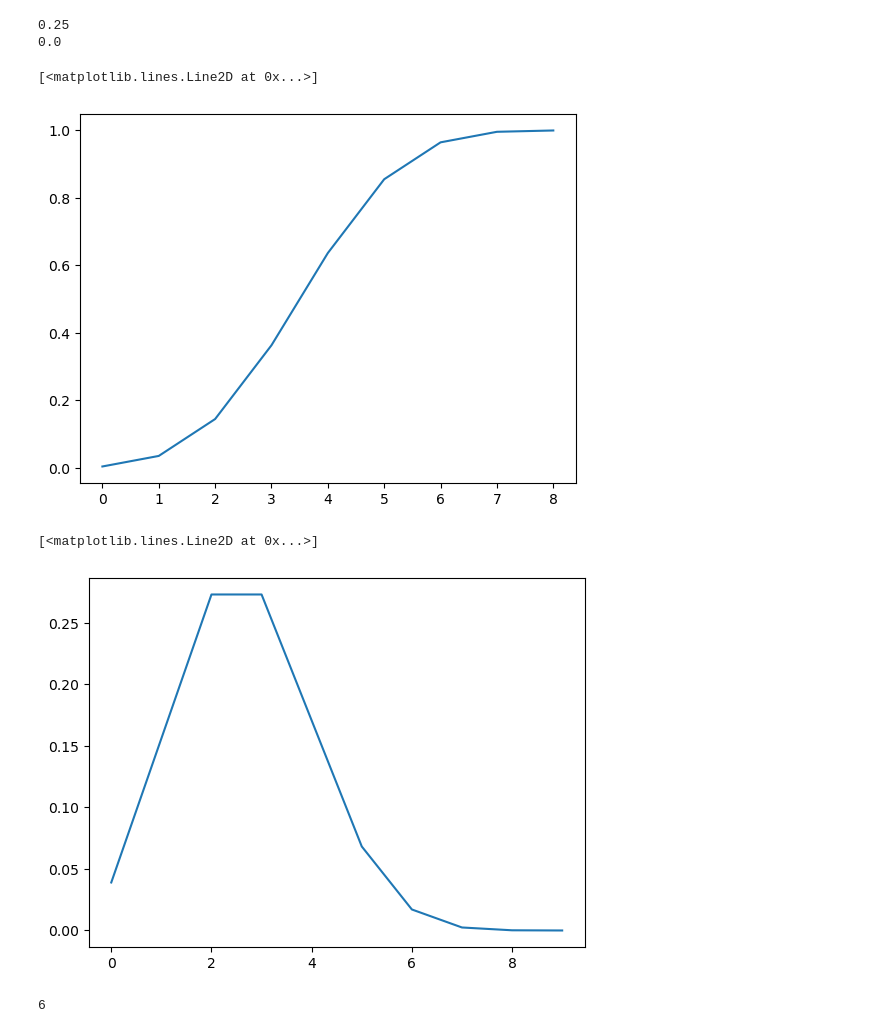
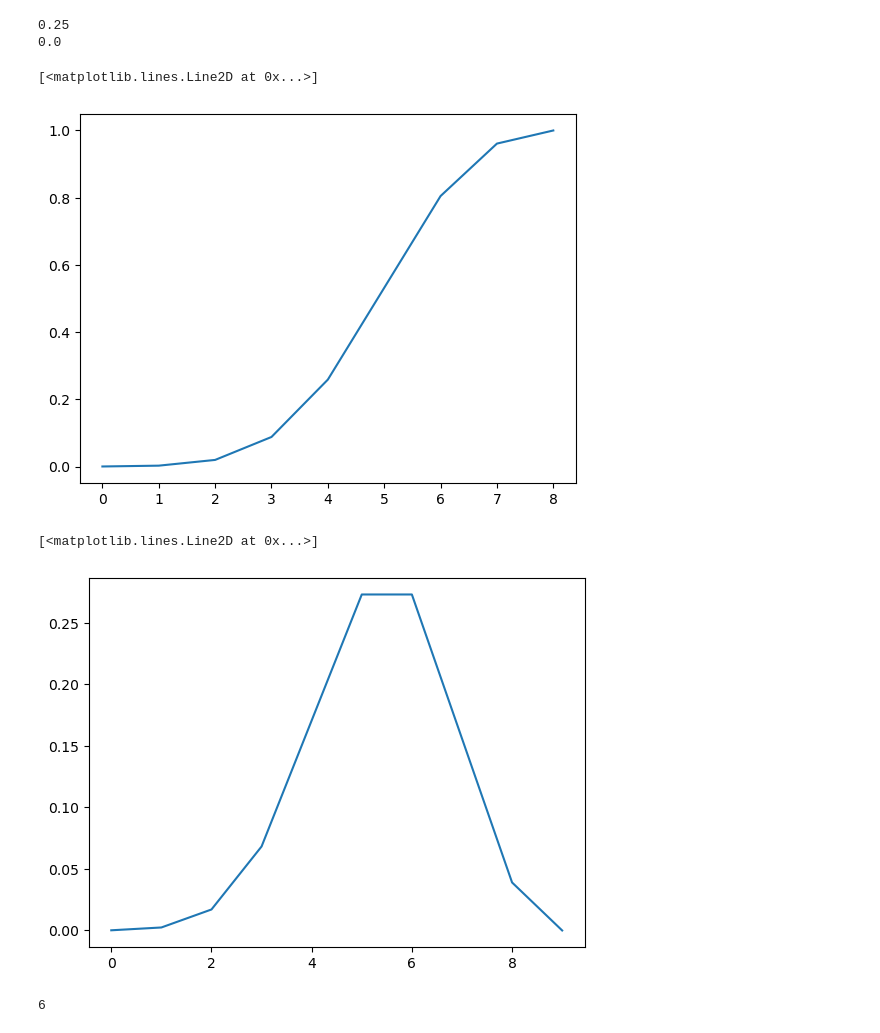
Before and after one commit to Klokkie1/LiarsDiceAI, a Jupyter notebook: testing.ipynb, the cells around one changed output. Drawn from its saved outputs; the diff is of its cells as text; code cells hidden in the pictures.

```diff
--- a/testing.ipynb
+++ b/testing.ipynb
@@ -40,16 +42,16 @@ print(c.pmf(d))
 0.25
 0.0
 # %%
-a = binom(8,1/2)
+a = binom(8,2/3)
 plt.plot(a.cdf(range(9)))
 # %% [output]
 [<matplotlib.lines.Line2D at 0x...>]
-[figure, old version]
+[figure, new version]
 # %%
 plt.plot(a.pmf(range(10)))
 # %% [output]
 [<matplotlib.lines.Line2D at 0x...>]
-[figure, old version]
+[figure, new version]
 # %%
 dice_not_mine = 8
 prob = 0.99
```
Also changed, not shown: parts of 11 cells of this notebook, 3 other files.
